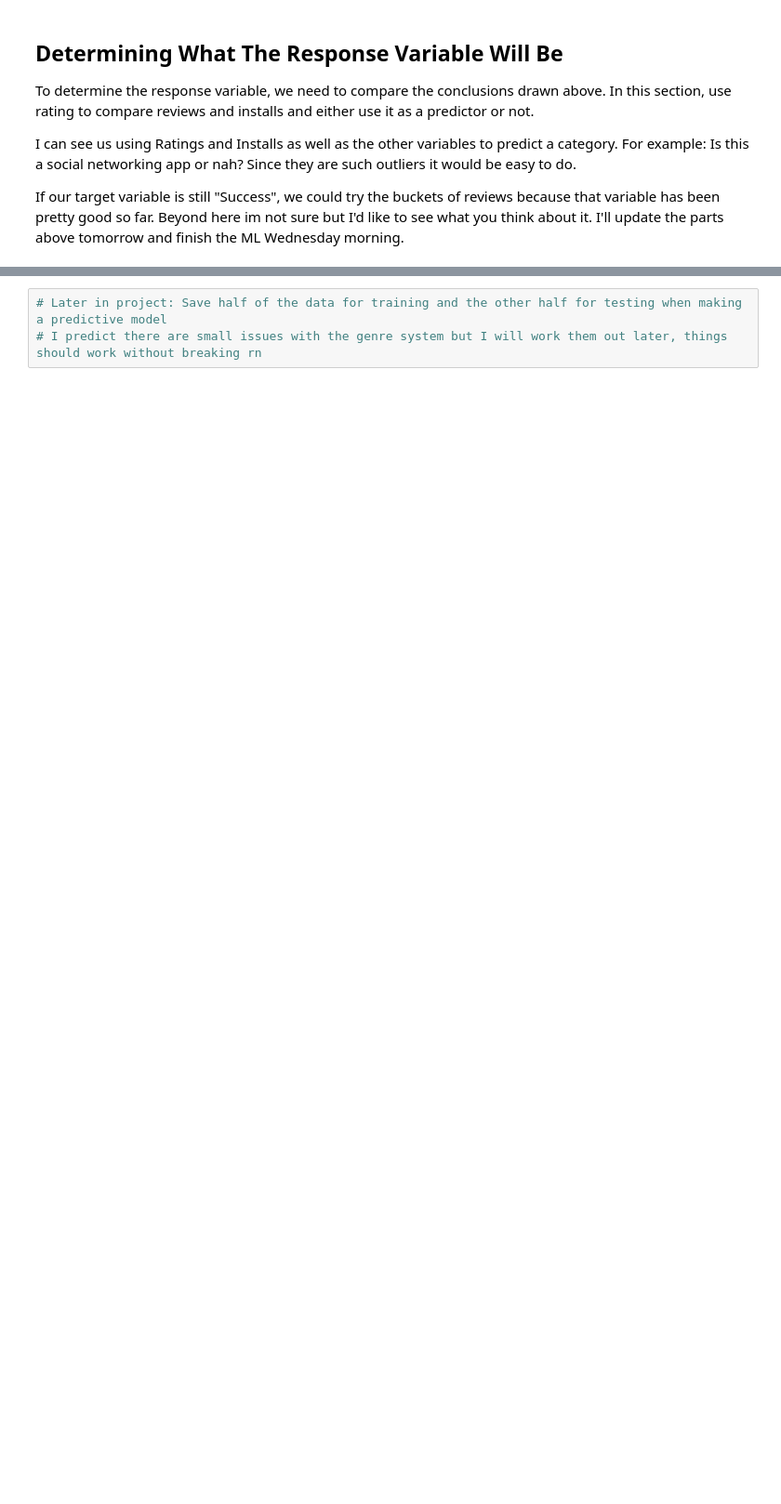
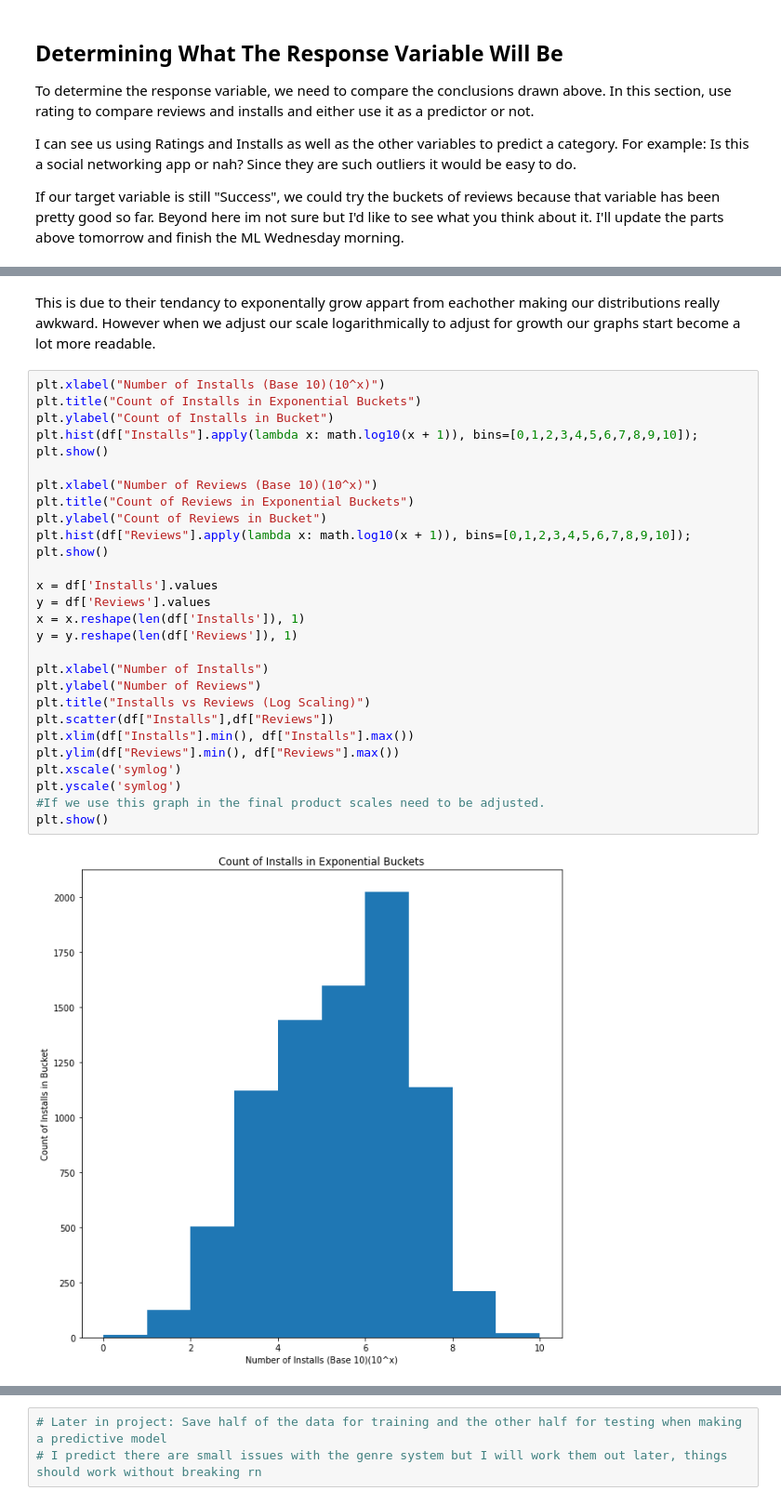
Before and after one commit to clabbott/app-data-analysis, a Jupyter notebook: FPT/Final_Proj_Tutorial.ipynb, the cells around one changed output, grey strips where cells are left out. Shown at 93% size. Cells and saved outputs as stored; diff of their text form; blank space fills up the shorter version.

Commit message:
Started Regression

```diff
--- a/FPT/Final_Proj_Tutorial.ipynb
+++ b/FPT/Final_Proj_Tutorial.ipynb
@@ -1209,0 +1123,32 @@ plt.show()
+# %% [markdown]
+This is due to their tendancy to exponentally grow appart from eachother making our distributions really awkward. However when we adjust our scale logarithmically to adjust for growth our graphs start become a lot more readable.
+# %%
+plt.xlabel("Number of Installs (Base 10)(10^x)")
+plt.title("Count of Installs in Exponential Buckets")
+plt.ylabel("Count of Installs in Bucket")
+plt.hist(df["Installs"].apply(lambda x: math.log10(x + 1)), bins=[0,1,2,3,4,5,6,7,8,9,10]);
+plt.show()
+
+plt.xlabel("Number of Reviews (Base 10)(10^x)")
+plt.title("Count of Reviews in Exponential Buckets")
+plt.ylabel("Count of Reviews in Bucket")
+plt.hist(df["Reviews"].apply(lambda x: math.log10(x + 1)), bins=[0,1,2,3,4,5,6,7,8,9,10]);
+plt.show()
+
+x = df['Installs'].values
+y = df['Reviews'].values
+x = x.reshape(len(df['Installs']), 1)
+y = y.reshape(len(df['Reviews']), 1)
+
+plt.xlabel("Number of Installs")
+plt.ylabel("Number of Reviews")
+plt.title("Installs vs Reviews (Log Scaling)")
+plt.scatter(df["Installs"],df["Reviews"])
+plt.xlim(df["Installs"].min(), df["Installs"].max())
+plt.ylim(df["Reviews"].min(), df["Reviews"].max())
+plt.xscale('symlog')
+plt.yscale('symlog')
+#If we use this graph in the final product scales need to be adjusted.
+plt.show()
+# %% [output]
+[figure, added]
```
Also changed, not shown: parts of 34 cells of this notebook, 1 other file.
